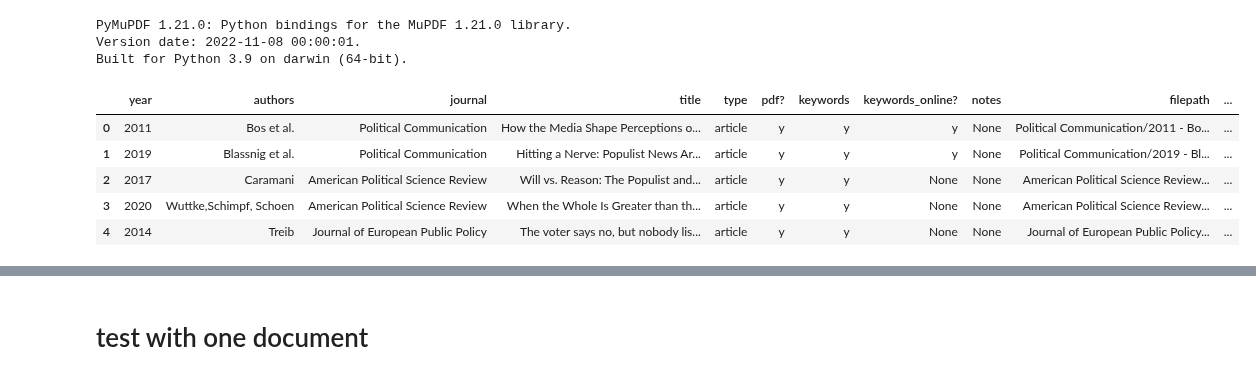
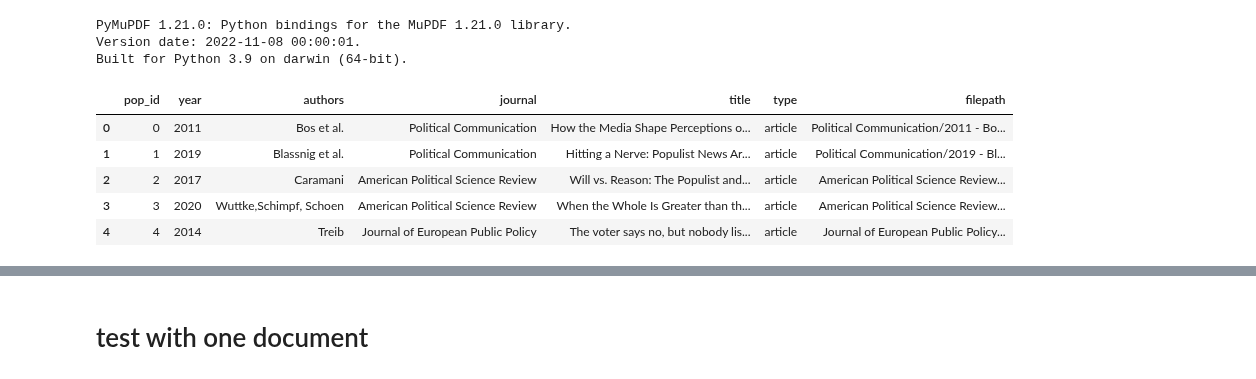
Before and after one commit to CCS-ZCU/pop, a Jupyter notebook: scripts/2_textblocks_extraction.ipynb, the cells around one changed output, grey strips where cells are left out. Cells and saved outputs as stored; diff of their text form; code cells hidden in the pictures.

```diff
--- a/scripts/2_textblocks_extraction.ipynb
+++ b/scripts/2_textblocks_extraction.ipynb
@@ -11,12 +11,12 @@ PyMuPDF 1.21.0: Python bindings for the MuPDF 1.21.0 library.
 Version date: 2022-11-08 00:00:01.
 Built for Python 3.9 on darwin (64-bit).
 # %%
-articles_metadata = pd.read_json("../data/article_metadata_with_filepaths.json")
+articles_metadata = pd.read_json("../data/article_metadata.json")
 articles_metadata.head(5)
 # %% [output]
-|  | year | authors | journal | title | type | pdf? | keywords | keywords_online? | notes | filepath | ... |
-| 0 | 2011 | Bos et al. | Political Communication | How the Media Shape Perceptions o... | article | y | y | y | None | Political Communication/2011 - Bo... | ... |
-| 1 | 2019 | Blassnig et al. | Political Communication | Hitting a Nerve: Populist News Ar... | article | y | y | y | None | Political Communication/2019 - Bl... | ... |
-| 2 | 2017 | Caramani | American Political Science Review | Will vs. Reason: The Populist and... | article | y | y | None | None | American Political Science Review... | ... |
-| 3 | 2020 | Wuttke,Schimpf, Schoen | American Political Science Review | When the Whole Is Greater than th... | article | y | y | None | None | American Political Science Review... | ... |
-| 4 | 2014 | Treib | Journal of European Public Policy | The voter says no, but nobody lis... | article | y | y | None | None | Journal of European Public Policy... | ... |
+|  | pop_id | year | authors | journal | title | type | filepath |
+| 0 | 0 | 2011 | Bos et al. | Political Communication | How the Media Shape Perceptions o... | article | Political Communication/2011 - Bo... |
+| 1 | 1 | 2019 | Blassnig et al. | Political Communication | Hitting a Nerve: Populist News Ar... | article | Political Communication/2019 - Bl... |
+| 2 | 2 | 2017 | Caramani | American Political Science Review | Will vs. Reason: The Populist and... | article | American Political Science Review... |
+| 3 | 3 | 2020 | Wuttke,Schimpf, Schoen | American Political Science Review | When the Whole Is Greater than th... | article | American Political Science Review... |
+| 4 | 4 | 2014 | Treib | Journal of European Public Policy | The voter says no, but nobody lis... | article | Journal of European Public Policy... |
```
Also changed, not shown: parts of 5 cells of this notebook, 6 other files.
